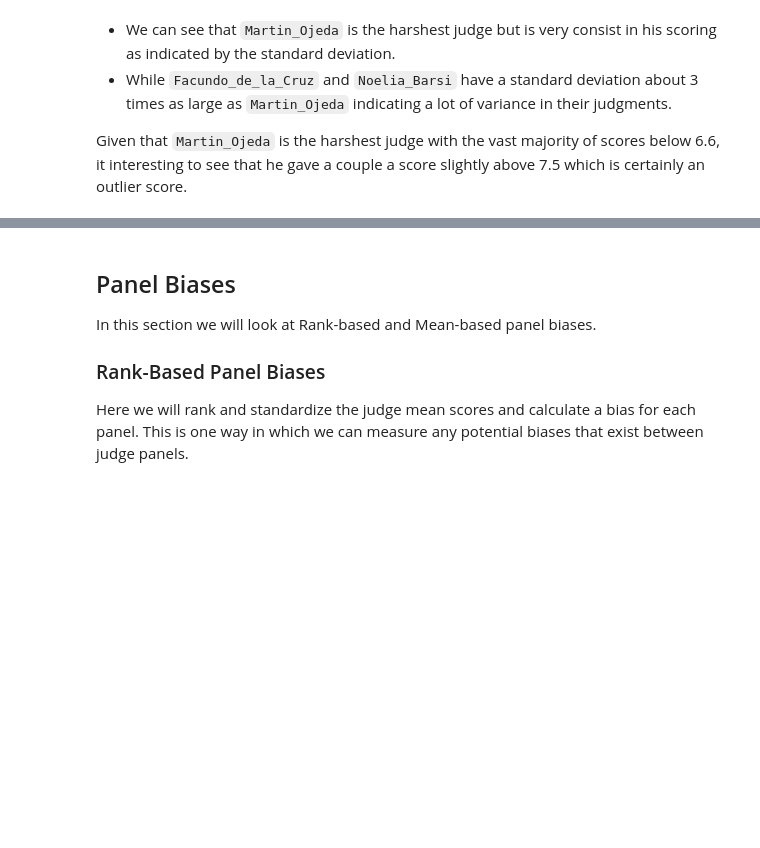
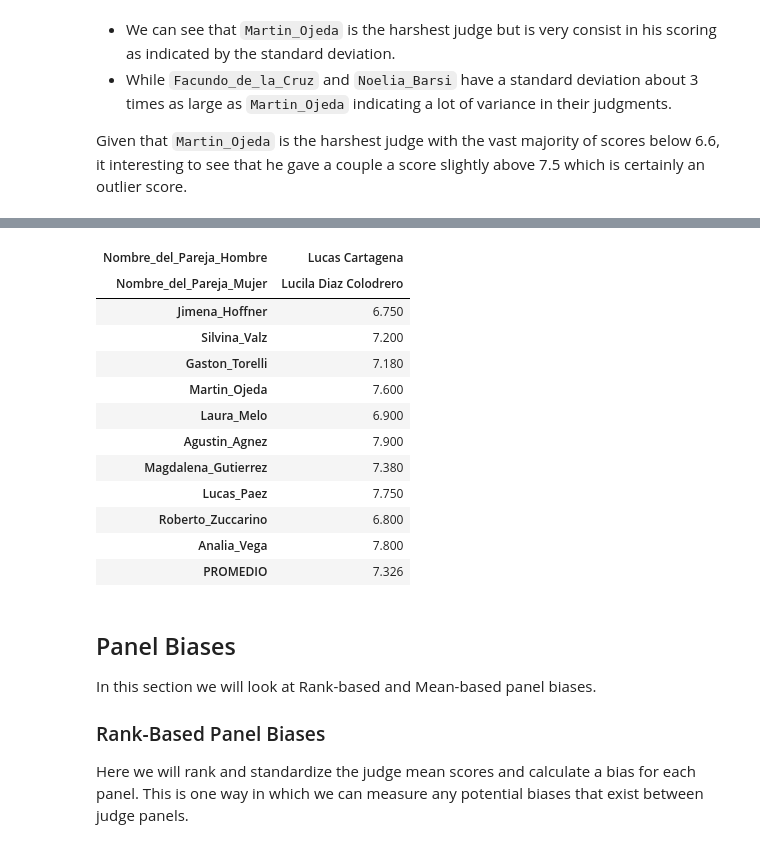
Before and after one commit to Alexander-Barriga/my_portfolio, a Jupyter notebook: Argentine_Tango_Mundial/Notebooks/EDA.ipynb, the cells around one changed output, grey strips where cells are left out. Saved outputs shown, nothing was run; the diff lists cells and outputs as text; code cells hidden in the pictures; blank space fills up the shorter version.

```diff
--- a/Argentine_Tango_Mundial/Notebooks/EDA.ipynb
+++ b/Argentine_Tango_Mundial/Notebooks/EDA.ipynb
@@ -351,6 +372,28 @@ PAREJA  Nombre_del_Pareja_Hombre  Nombre_del_Pareja_Mujer
 161     Peter Brody               Azul Martinez              5.45
 65      Manoj Unni                Shreya Shah                5.43
 Name: Martin_Ojeda, Length: 296, dtype: float64
+# %%
+# Martin_Ojeda gave the 4th highest score that this couple received from the panel
+# so while Martin_Ojeda's score is an outlier when compered to his distribution of scores
+# it isn't as high the other scores that this couple received
+# this implies two things:
+# 1) Martin_Ojeda is an overall conservative scorer
+# 2) Martin_Ojeda outlier score actually makes sense when compared with the scores of the other judges indicating that this couple are high performers
+df.loc['64', :, :].dropna(axis=1).T
+# %% [output]
+| Nombre_del_Pareja_Hombre | Lucas Cartagena |
+| Nombre_del_Pareja_Mujer | Lucila Diaz Colodrero |
+| Jimena_Hoffner | 6.750 |
+| Silvina_Valz | 7.200 |
+| Gaston_Torelli | 7.180 |
+| Martin_Ojeda | 7.600 |
+| Laura_Melo | 6.900 |
+| Agustin_Agnez | 7.900 |
+| Magdalena_Gutierrez | 7.380 |
+| Lucas_Paez | 7.750 |
+| Roberto_Zuccarino | 6.800 |
+| Analia_Vega | 7.800 |
+| PROMEDIO | 7.326 |
 # %% [markdown]
 ## Panel Biases
 
```
Also changed, not shown: parts of 24 cells of this notebook.
